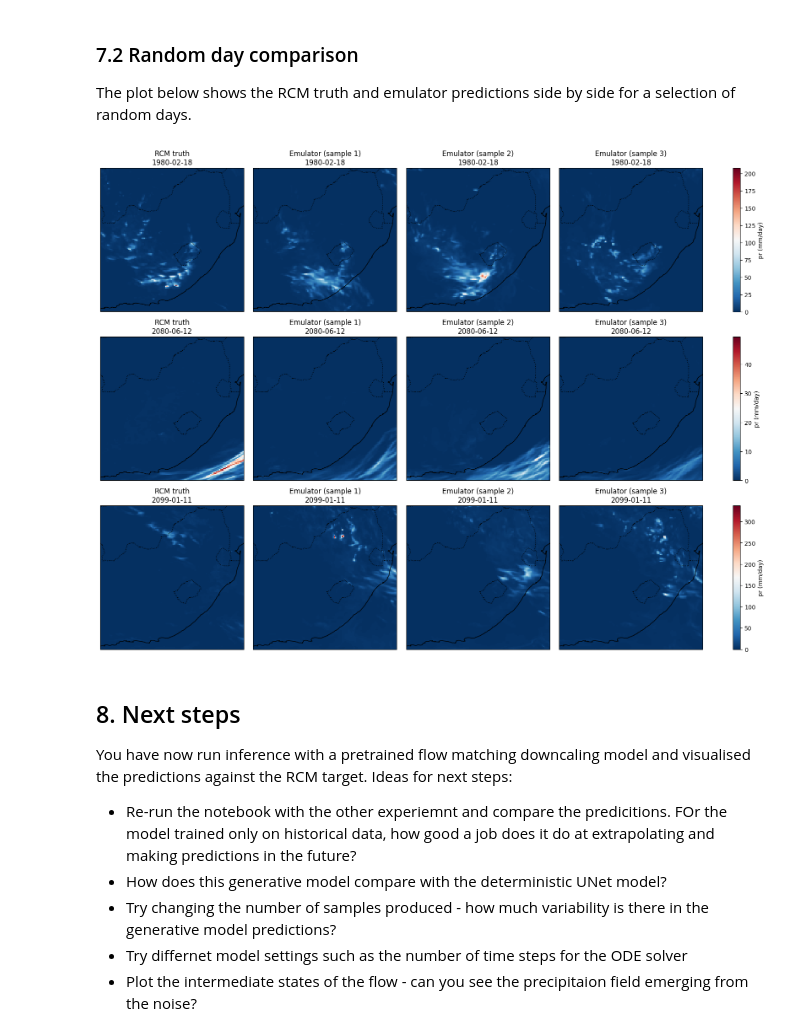
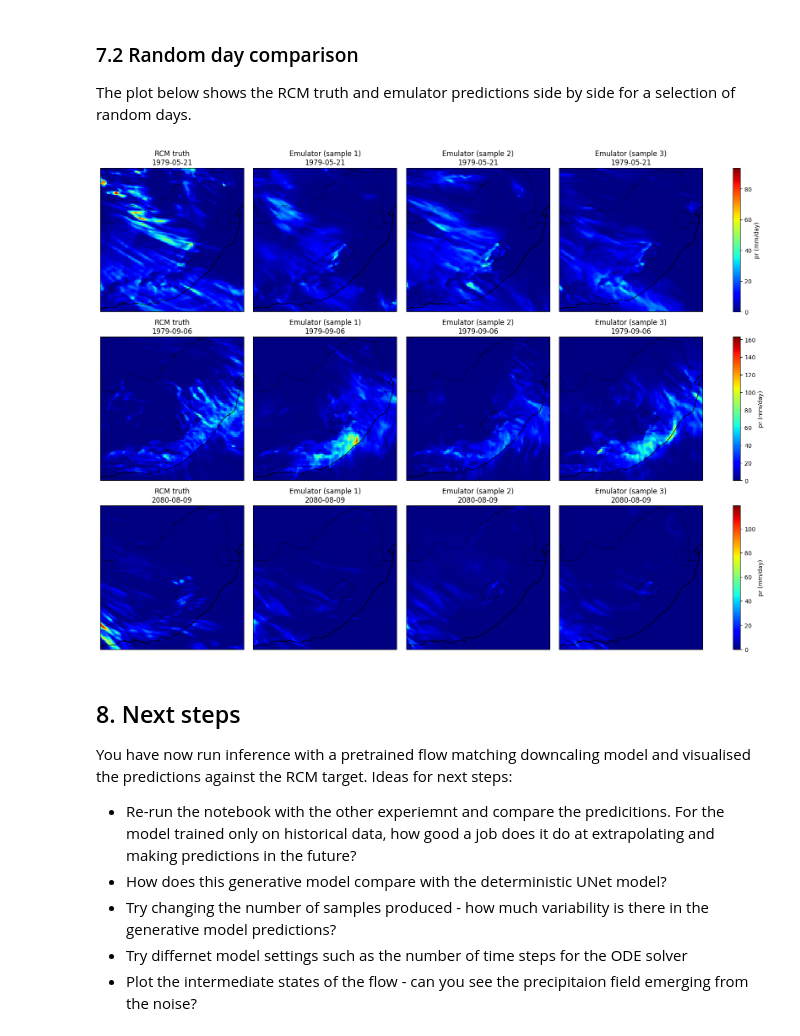
Before and after one commit to MetOffice/ai4c_hackathon, a Jupyter notebook: notebooks/flow_matching_inference_tutorial.ipynb, the cells around one changed output. Saved outputs shown, nothing was run; the diff lists cells and outputs as text; code cells hidden in the pictures.

```diff
--- a/notebooks/flow_matching_inference_tutorial.ipynb
+++ b/notebooks/flow_matching_inference_tutorial.ipynb
@@ -82,5 +94,0 @@ Specify your output directory below - model predictions will be saved here. The
-# %%
-# Outputs path - where model predictions are saved
-output_path = pathlib.Path('/gws/nopw/j04/mohc_shared/users/jar212/cordexbench/flow_matching/outputs')
-output_path.mkdir(parents=True, exist_ok=True)
-print(f'Outputs will be saved to: {output_path}')
@@ -89,12 +95,12 @@ Outputs will be saved to: /gws/nopw/j04/mohc_shared/users/jar212/cordexbench/flo
 # %%
-# Model paths - resolved automatically from experiment choice
+# Model paths - resolved automatically from training regime choice
 flow_matching_base_path = pathlib.Path('/gws/ssde/j25a/mmh_storage/ai4c_data/flow_matching/sa_hackathon/')
-experiment_path = flow_matching_base_path / f'sa_{experiment}'
+training_regime_path = flow_matching_base_path / f'sa_{training_regime}'
 
-config_path = experiment_path / 'emulator.yaml'
-model_path = experiment_path / 'model.pth'
-predictor_transforms_path = experiment_path / 'predictor_transforms.json'
-target_transforms_path = experiment_path / 'target_transforms.json'
+config_path = training_regime_path / 'emulator.yaml'
+model_path = training_regime_path / 'model.pth'
+predictor_transforms_path = training_regime_path / 'predictor_transforms.json'
+target_transforms_path = training_regime_path / 'target_transforms.json'
 
 # CORDEXBench input data
 predictors_path = pathlib.Path('/gws/ssde/j25a/mmh_storage/ai4c_data/cordexbench/SA_domain/train/Emulator_hist_future/predictors/ACCESS-CM2_1961-1980_2080-2099.nc')
@@ -1460,7 +1466,7 @@ Attributes:
     n_steps:      10
     alpha:        1
 # %%
-output_file = output_path / f'{experiment}_predictions.nc'
+output_file = output_path / f'{training_regime}_predictions.nc'
 ds_predictions.to_netcdf(output_file, format="NETCDF4", engine="netcdf4")
 print(f"Predictions saved to {output_file}")
 # %% [output]
@@ -1472,7 +1478,7 @@ Predictions saved to /gws/nopw/j04/mohc_shared/users/jar212/cordexbench/flow_mat
 
 Load the saved predictions from file.
 # %%
-ds_predictions = xr.open_dataset('/gws/nopw/j04/mohc_shared/users/jar212/cordexbench/flow_matching/outputs/historical_predictions.nc')
+ds_predictions = xr.open_dataset(output_file)
 print(ds_predictions)
 # %% [output]
 <xarray.Dataset> Size: 478MB
@@ -1527,43 +1533,43 @@ def plot_random_day_comparison(
 
     for i, t in enumerate(selected_times):
         date_str = np.datetime_as_string(t, unit="D")
 
-        da_target = ds_predictions[f"target_{target}"].sel(input=experiment, time=t)
+        da_target = ds_predictions[f"target_{target}"].sel(input=training_regime, time=t)
         das = [da_target] + [
-            ds_predictions[f"pred_{target}"].sel(sample=s, input=experiment, time=t)
+            ds_predictions[f"pred_{target}"].sel(sample=s, input=training_regime, time=t)
             for s in range(n_samples)
         ]
         titles = ["RCM truth"] + [
             "Emulator" if n_samples == 1 else f"Emulator (sample {s+1})"
             for s in range(n_samples)
         ]
 
         vmax = float(np.nanmax([da.values for da in das]))
 
         for ax, da, title in zip(axes[i], das, titles):
             im = da.plot(
                 ax=ax, cmap=cmap, transform=ccrs.PlateCarree(),
                 vmin=vmin, vmax=vmax, add_colorbar=False,
             )
             ax.coastlines(resolution="10m")
             ax.add_feature(cfeature.BORDERS, linestyle=":")
             ax.set_title(f"{title}\n{date_str}")
 
         fig.colorbar(im, ax=axes[i, :], orientation="vertical", label=f"{target} ({unit_label})")
 
     plt.show()
 
 
 # PLot
-plot_random_day_comparison(ds_predictions, target = 'pr', n_days=3, seed=42, cmap="RdBu_r")
+plot_random_day_comparison(ds_predictions, target = 'pr', n_days=3, seed=3, cmap="jet")
 # %% [output]
-[figure, old version]
+[figure, new version]
 # %% [markdown]
 ## 8. Next steps
 
 You have now run inference with a pretrained flow matching downcaling model and visualised the predictions against the RCM target. Ideas for next steps:
 
-- Re-run the notebook with the other experiemnt and compare the predicitions. FOr the model trained only on historical data, how good a job does it do at extrapolating and making predictions in the future?
+- Re-run the notebook with the other experiemnt and compare the predicitions. For the model trained only on historical data, how good a job does it do at extrapolating and making predictions in the future?
 - How does this generative model compare with the deterministic UNet model?
 - Try changing the number of samples produced - how much variability is there in the generative model predictions?
 - Try differnet model settings such as the number of time steps for the ODE solver
```
Also changed, not shown: parts of 12 cells of this notebook, 1 other file.
